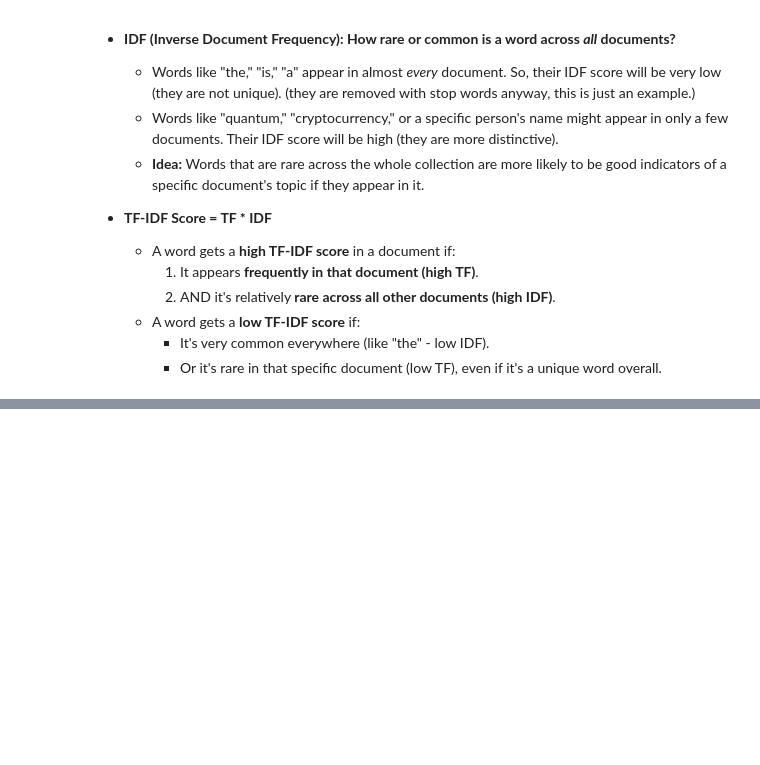
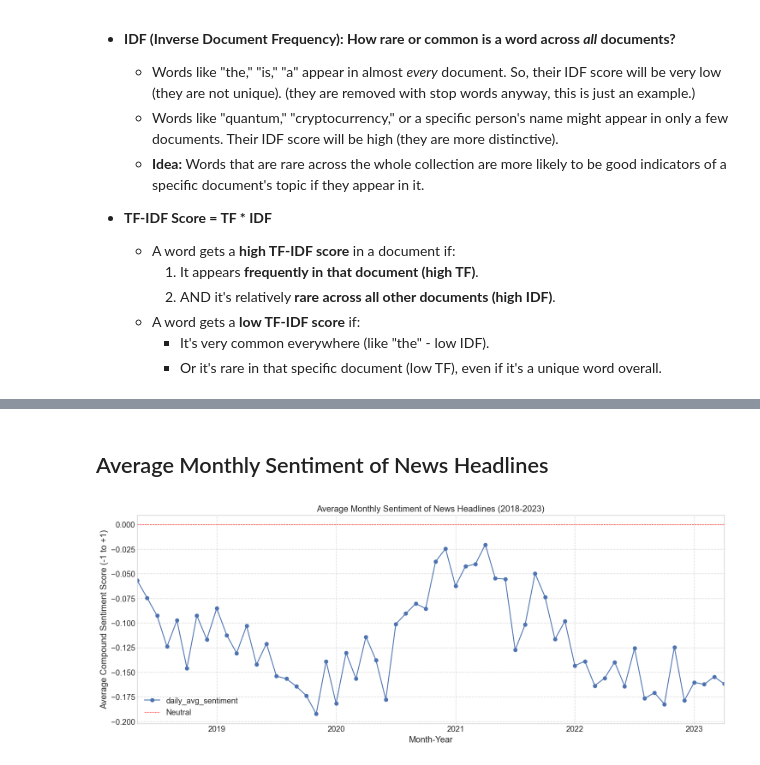
Before and after one commit to Rockhardey54/NLPNewsAnalyzer, a Jupyter notebook: headlines.ipynb, the cells around one changed output, grey strips where cells are left out. Cells and saved outputs as stored; diff of their text form; code cells hidden in the pictures; blank space fills up the shorter version.

```diff
--- a/headlines.ipynb
+++ b/headlines.ipynb
@@ -2091,0 +1996,56 @@ This means our corpus embeddings are successfully capturing semantic differences
+# %% [markdown]
+## Average Monthly Sentiment of News Headlines
+# %%
+# --- Prepare your data (ensure 'date' column is datetime) ---
+date_column_name = 'Date'
+if date_column_name not in news_df.columns:
+
+    news_df[date_column_name] = pd.to_datetime(news_df[date_column_name])
+
+
+# --- Initialize VADER Sentiment Analyzer ---
+analyzer = SentimentIntensityAnalyzer()
+
+
+def get_daily_avg_sentiment(headlines_list):
+    if not isinstance(headlines_list, list) or not headlines_list:
+        return np.nan # Return NaN if no headlines or not a list
+
+    compound_scores = []
+    for headline in headlines_list:
+        if isinstance(headline, str) and headline.strip(): # Ensure it's a non-empty string
+            vs = analyzer.polarity_scores(headline)
+            compound_scores.append(vs['compound'])
+
+    if not compound_scores:
+        return np.nan # Return NaN if no valid headlines were found
+    return np.mean(compound_scores)
+
+news_df['daily_avg_sentiment'] = news_df['normalized_separate'].apply(get_daily_avg_sentiment)
+
+
+if pd.api.types.is_datetime64_any_dtype(news_df[date_column_name]):
+    # Create a Year-Month period for grouping
+    news_df['YearMonth'] = news_df[date_column_name].dt.to_period('M')
+
+    monthly_sentiment = news_df.groupby('YearMonth')['daily_avg_sentiment'].mean().dropna()
+
+        # --- Plot the monthly average sentiment ---
+    if not monthly_sentiment.empty:
+        plt.figure(figsize=(15, 6))
+        monthly_sentiment.plot(kind='line', marker='o', linestyle='-')
+        plt.title('Average Monthly Sentiment of News Headlines (2018-2023)')
+        plt.xlabel('Month-Year')
+        plt.ylabel('Average Compound Sentiment Score (-1 to +1)')
+        plt.grid(True, linestyle='--', alpha=0.7)
+        plt.axhline(0, color='red', linestyle='--', linewidth=0.8, label='Neutral')
+        plt.legend()
+        plt.tight_layout()
+        plt.savefig("monthly_sentiment_trend.png", dpi=300)
+        plt.show()
+    else:
+            print("No monthly sentiment data to plot. Check previous steps for errors or empty data.")
+else:
+    print(f"'{date_column_name}' is not in datetime format. Cannot proceed with monthly aggregation.")
+# %% [output]
+[figure, added]
```
Also changed, not shown: parts of 32 cells of this notebook, 12 other files.
